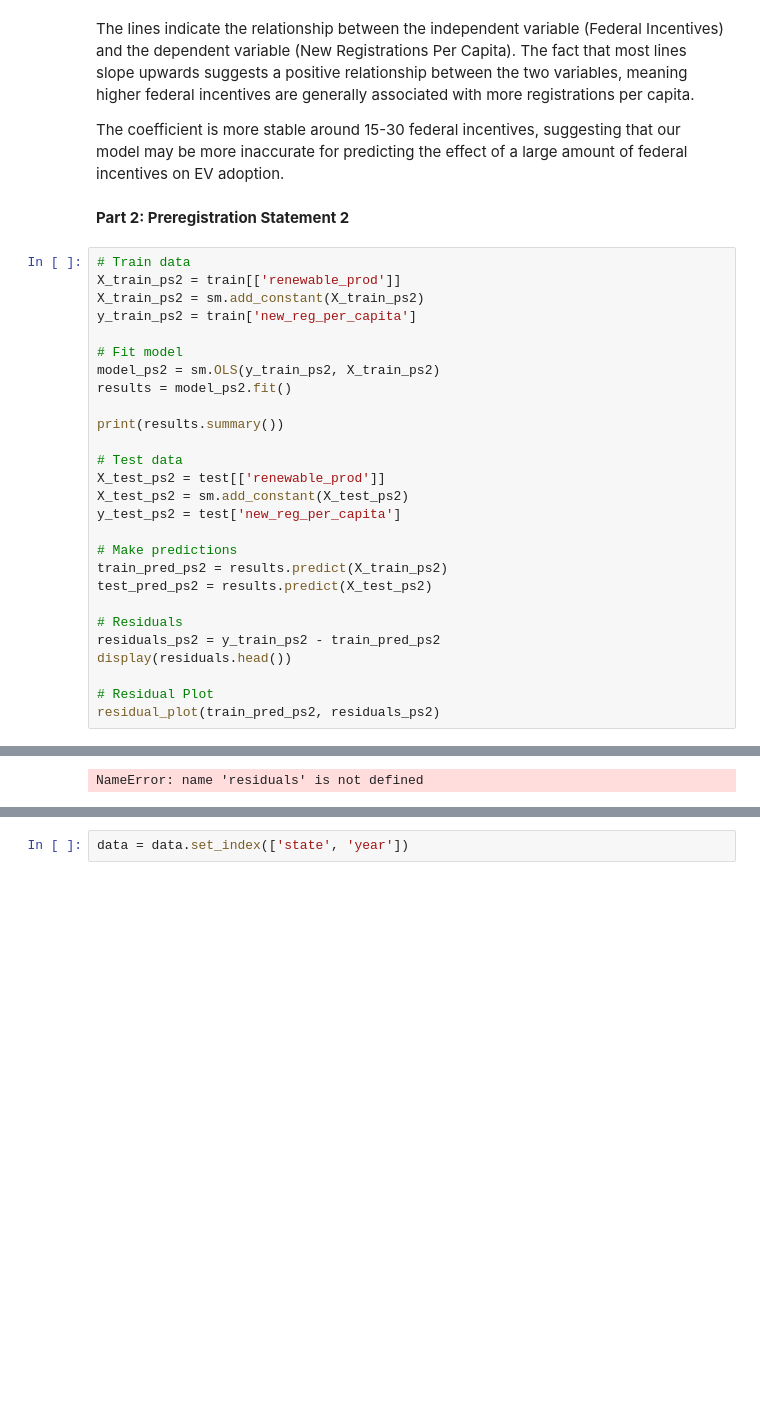
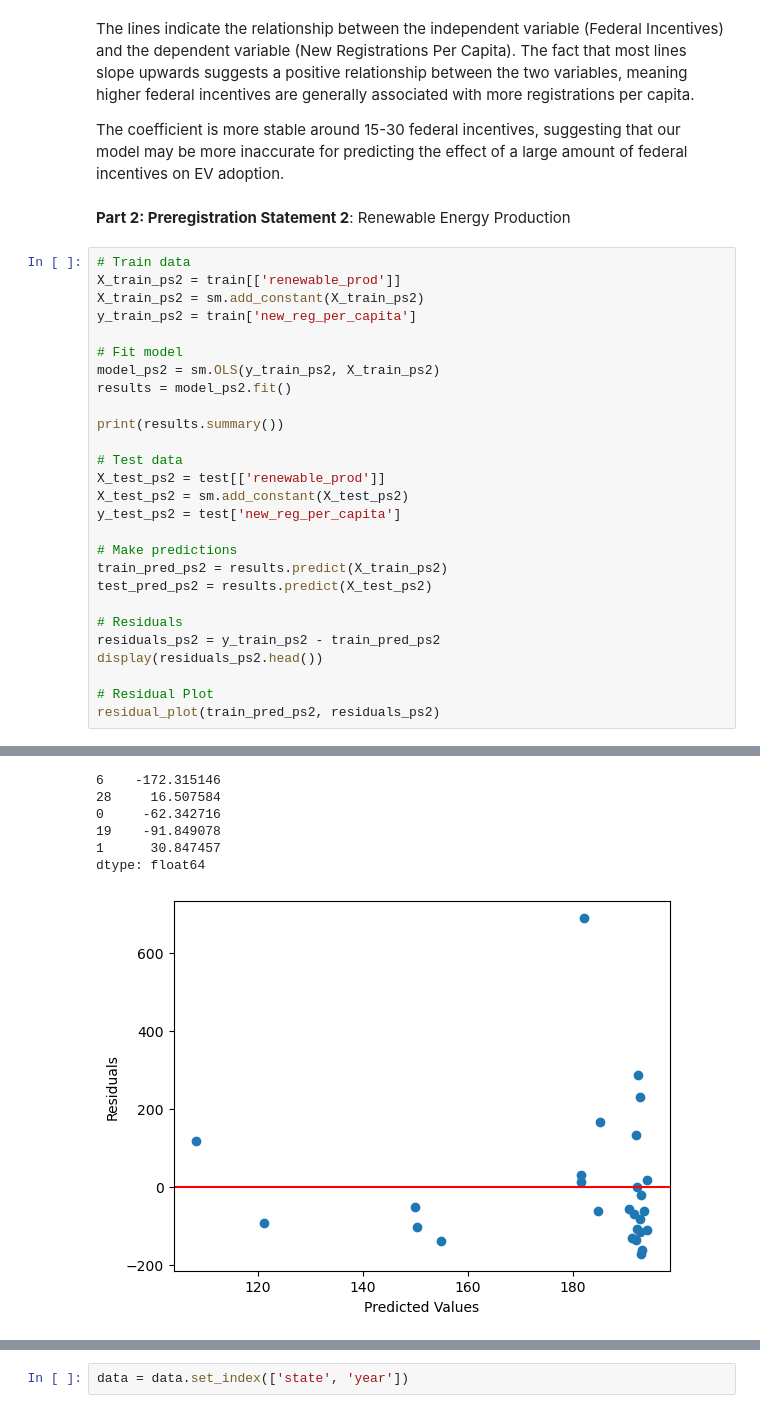
Before and after one commit to kyle-du/ev-research-proj, a Jupyter notebook: INFO2950_Phase 4_Deliverable.ipynb, the cells around one changed output, grey strips where cells are left out. Drawn from its saved outputs; the diff is of its cells as text; blank space fills up the shorter version.

```diff
--- a/INFO2950_Phase 4_Deliverable.ipynb
+++ b/INFO2950_Phase 4_Deliverable.ipynb
@@ -310,7 +318,7 @@ The lines indicate the relationship between the independent variable (Federal In
 
 The coefficient is more stable around 15-30 federal incentives, suggesting that our model may be more inaccurate for predicting the effect of a large amount of federal incentives on EV adoption.
 # %% [markdown]
-**Part 2: Preregistration Statement 2**
+**Part 2: Preregistration Statement 2**: Renewable Energy Production
 # %%
 # Train data
 X_train_ps2 = train[['renewable_prod']]
@@ -334,7 +342,7 @@ test_pred_ps2 = results.predict(X_test_ps2)
 
 # Residuals
 residuals_ps2 = y_train_ps2 - train_pred_ps2
-display(residuals.head())
+display(residuals_ps2.head())
 
 # Residual Plot
 residual_plot(train_pred_ps2, residuals_ps2)
@@ -349,11 +357,17 @@ Time:                        23:37:21   Log-Likelihood:                -178.41
 No. Observations:                  27   AIC:                             360.8
 Df Residuals:                      25   BIC:                             363.4
 Df Model:                           1
 Covariance Type:            nonrobust
 ==================================================================================
 ... (11 lines left out)
 Notes:
 [1] Standard Errors assume that the covariance matrix of the errors is correctly specified.
 [2] The condition number is large, 6.69e+03. This might indicate that there are
 strong multicollinearity or other numerical problems.
-NameError: name 'residuals' is not defined
+6    -172.315146
+28     16.507584
+0     -62.342716
+19    -91.849078
+1      30.847457
+dtype: float64
+[figure, added]
```
Also changed, not shown: parts of 15 cells of this notebook.
